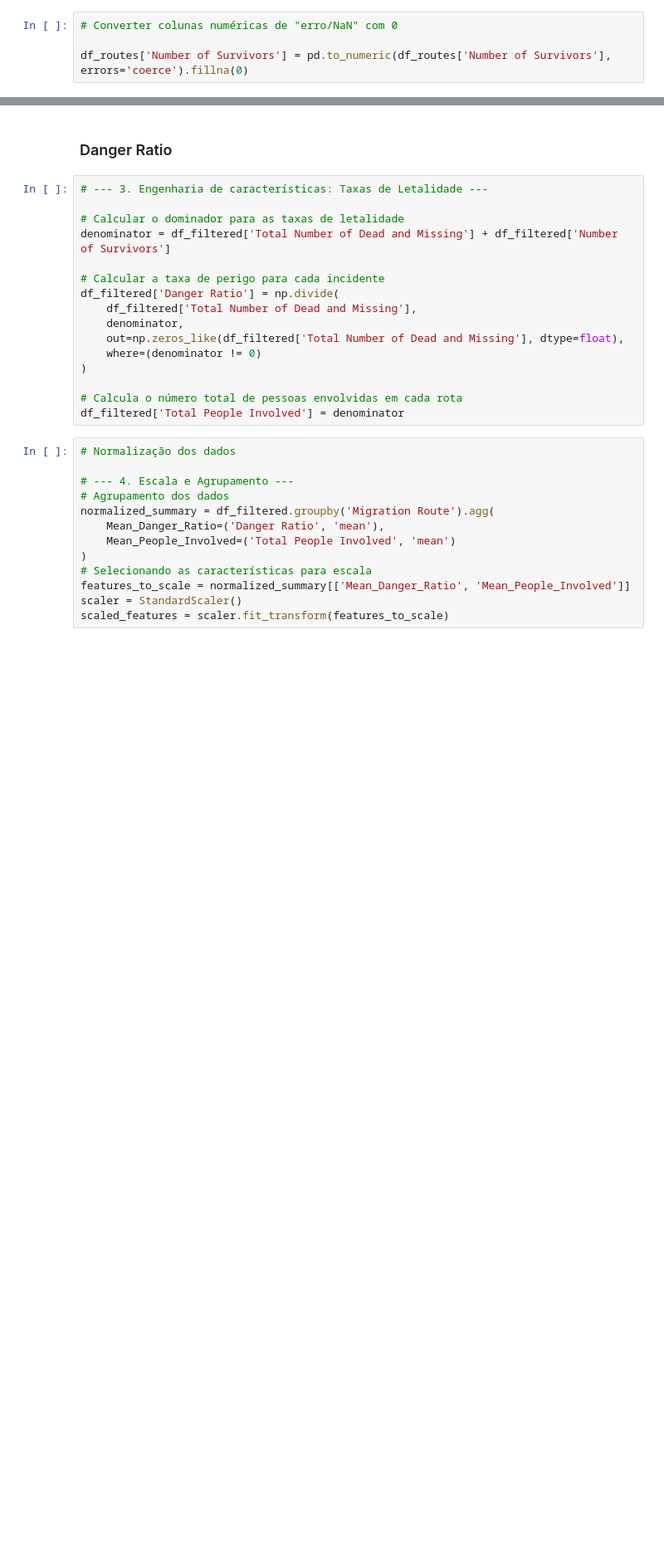
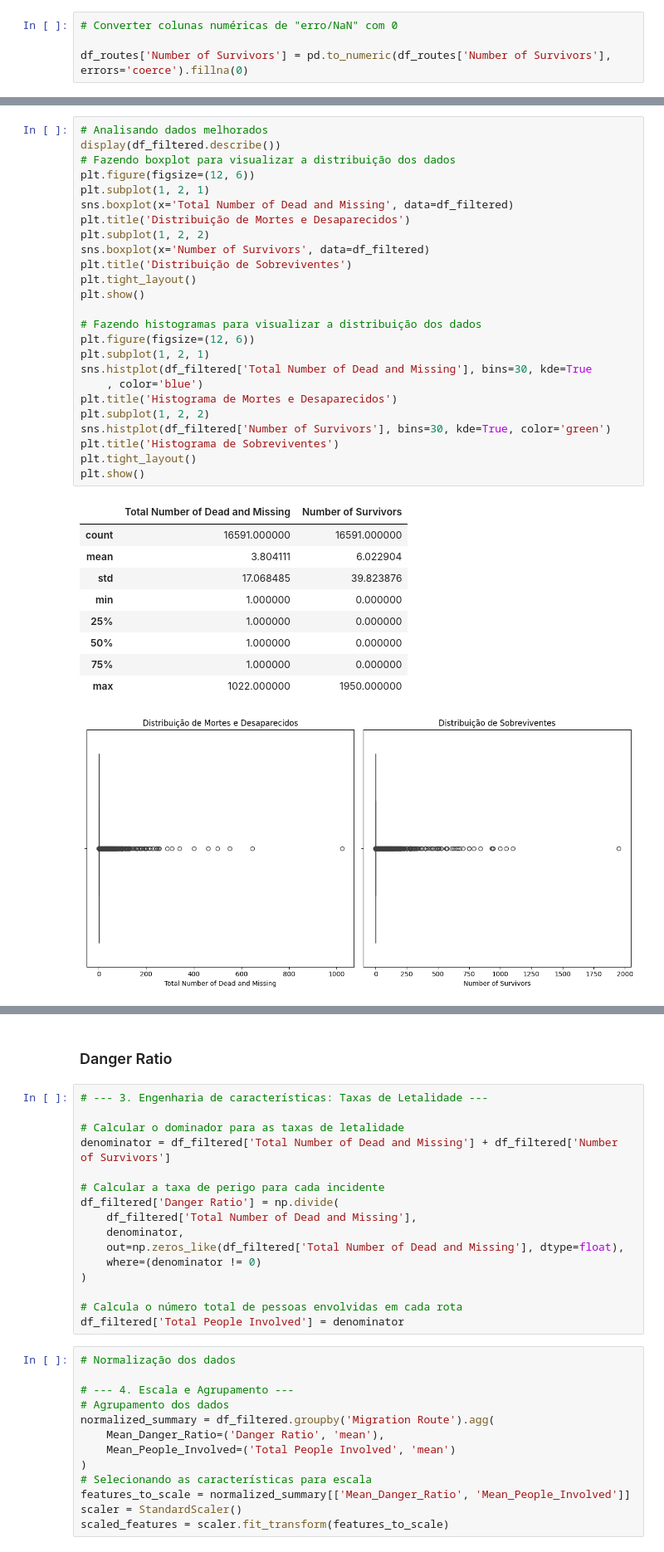
Before and after one commit to joaopedromarcondes/Trabalho-IA, a Jupyter notebook: Trabalho_IA.ipynb, the cells around one changed output, grey strips where cells are left out. Shown at 83% size. Cells and saved outputs as stored; diff of their text form; blank space fills up the shorter version.

```diff
--- a/Trabalho_IA.ipynb
+++ b/Trabalho_IA.ipynb
@@ -217,0 +136,36 @@ Index(['DRC to Uganda', 'Caribbean to Central America',
+# %%
+# Analisando dados melhorados
+display(df_filtered.describe())
+# Fazendo boxplot para visualizar a distribuição dos dados
+plt.figure(figsize=(12, 6))
+plt.subplot(1, 2, 1)
+sns.boxplot(x='Total Number of Dead and Missing', data=df_filtered)
+plt.title('Distribuição de Mortes e Desaparecidos')
+plt.subplot(1, 2, 2)
+sns.boxplot(x='Number of Survivors', data=df_filtered)
+plt.title('Distribuição de Sobreviventes')
+plt.tight_layout()
+plt.show()
+
+# Fazendo histogramas para visualizar a distribuição dos dados
+plt.figure(figsize=(12, 6))
+plt.subplot(1, 2, 1)
+sns.histplot(df_filtered['Total Number of Dead and Missing'], bins=30, kde=True
+    , color='blue')
+plt.title('Histograma de Mortes e Desaparecidos')
+plt.subplot(1, 2, 2)
+sns.histplot(df_filtered['Number of Survivors'], bins=30, kde=True, color='green')
+plt.title('Histograma de Sobreviventes')
+plt.tight_layout()
+plt.show()
+# %% [output]
+|  | Total Number of Dead and Missing | Number of Survivors |
+| count | 16591.000000 | 16591.000000 |
+| mean | 3.804111 | 6.022904 |
+| std | 17.068485 | 39.823876 |
+| min | 1.000000 | 0.000000 |
+| 25% | 1.000000 | 0.000000 |
+| 50% | 1.000000 | 0.000000 |
+| 75% | 1.000000 | 0.000000 |
+| max | 1022.000000 | 1950.000000 |
+[figure, added]
```
Also changed, not shown: parts of 17 cells of this notebook, 1 other file.
